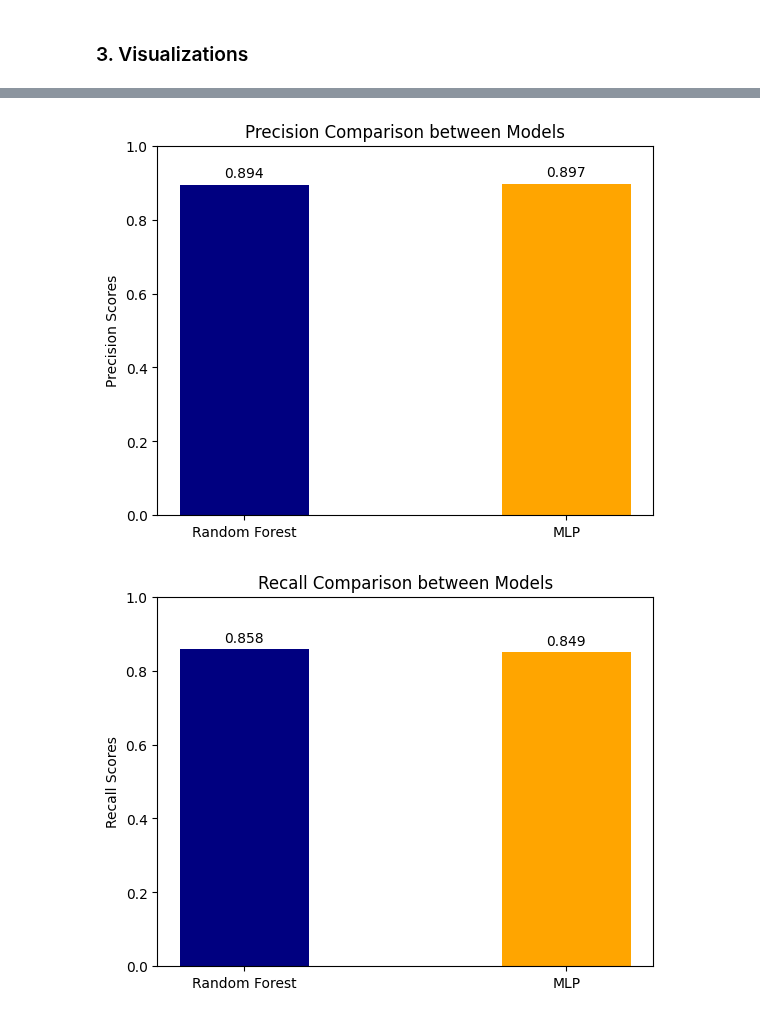
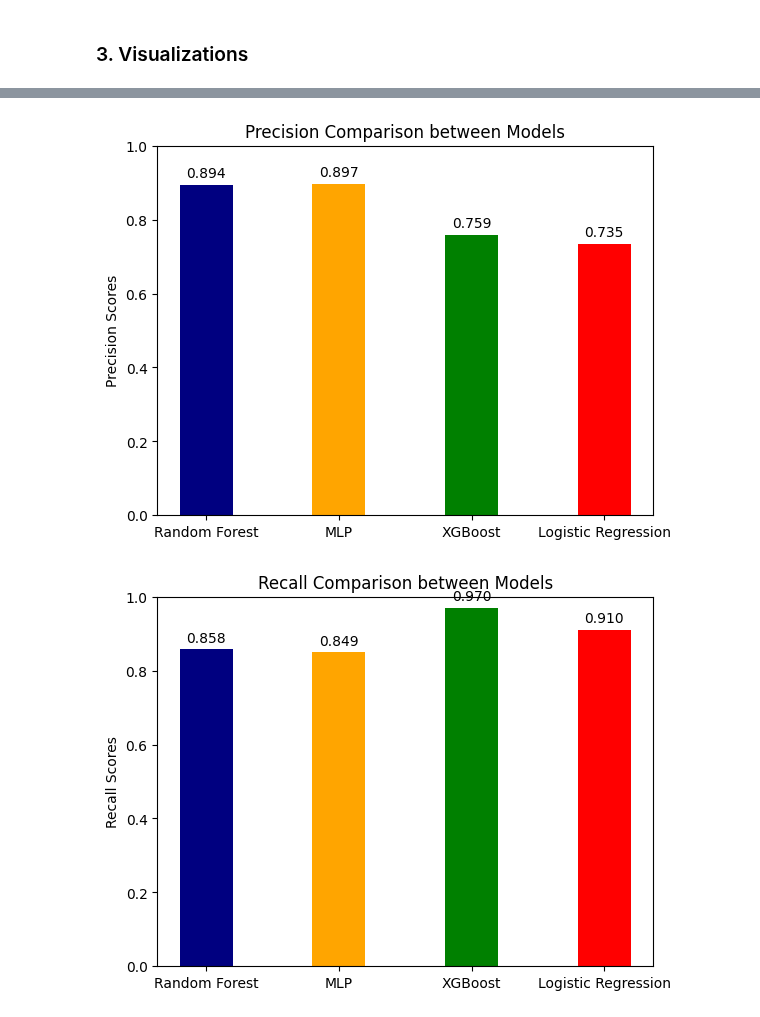
Before and after one commit to renaschaller/Master-Thesis-Music-Streaming, a Jupyter notebook: models/ModelComparison.ipynb, the cells around one changed output, grey strips where cells are left out. Saved outputs shown, nothing was run; the diff lists cells and outputs as text; code cells hidden in the pictures.

Commit message:
Model Comparisons with LogReg

```diff
--- a/models/ModelComparison.ipynb
+++ b/models/ModelComparison.ipynb
@@ -67,11 +99,11 @@ plt.show()
 # %%
 # Comparing precision
-labels = ['Random Forest', 'MLP']
-precision_scores = [rf_precision, mlp_precision]
+labels = ['Random Forest', 'MLP', 'XGBoost', 'Logistic Regression']
+precision_scores = [rf_precision, mlp_precision, xgb_precision, logreg_precision]
 x = np.arange(len(labels))
 width = 0.4
 fig, ax = plt.subplots()
-bars = ax.bar(x, precision_scores, width, color=['navy', 'orange'])
+bars = ax.bar(x, precision_scores, width, color=['navy', 'orange', 'green', 'red'])
 ax.set_ylabel('Precision Scores')
 ax.set_title('Precision Comparison between Models')
 ax.set_xticks(x)
@@ -86,39 +118,56 @@ for bar in bars:
 plt.ylim(0, 1)
 plt.show()
 # Comparing recall
-recall_scores = [rf_recall, mlp_recall]
+recall_scores = [rf_recall, mlp_recall, xgb_recall, logreg_recall]
 fig, ax = plt.subplots()
-bars = ax.bar(x, recall_scores, width, color=['navy', 'orange'])
+bars = ax.bar(x, recall_scores, width, color=['navy', 'orange', 'green', 'red'])
 ax.set_ylabel('Recall Scores')
 ax.set_title('Recall Comparison between Models')
 ax.set_xticks(x)
 ax.set_xticklabels(labels)
 for bar in bars:
     height = bar.get_height()
     ax.annotate(f'{height:.3f}',
                 xy=(bar.get_x() + bar.get_width() / 2, height),
                 xytext=(0, 3),
                 textcoords="offset points",
                 ha='center', va='bottom')
 plt.ylim(0, 1)
 plt.show()
 # Comparing F1 Score
-f1_scores = [rf_f1, mlp_f1]
+f1_scores = [rf_f1, mlp_f1, xgb_f1, logreg_f1]
 fig, ax = plt.subplots()
-bars = ax.bar(x, f1_scores, width, color=['navy', 'orange'])
+bars = ax.bar(x, f1_scores, width, color=['navy', 'orange', 'green', 'red'])
 ax.set_ylabel('F1 Scores')
 ax.set_title('F1 Score Comparison between Models')
 ax.set_xticks(x)
 ax.set_xticklabels(labels)
 for bar in bars:
     height = bar.get_height()
     ax.annotate(f'{height:.3f}',
                 xy=(bar.get_x() + bar.get_width() / 2, height),
                 xytext=(0, 3),
                 textcoords="offset points",
                 ha='center', va='bottom')
 plt.ylim(0, 1)
 plt.show()
+#Comparing Accuracy
+accuracy_scores = [rf_acc, mlp_acc, xgb_acc, logreg_acc]
+fig, ax = plt.subplots()
+bars = ax.bar(x, accuracy_scores, width, color=['navy', 'orange', 'green', 'red'])
+ax.set_ylabel('Accuracy Scores')
+ax.set_title('Accuracy Comparison between Models')
+ax.set_xticks(x)
+ax.set_xticklabels(labels)
+for bar in bars:
+    height = bar.get_height()
+    ax.annotate(f'{height:.3f}',
+                xy=(bar.get_x() + bar.get_width() / 2, height),
+                xytext=(0, 3),
+                textcoords="offset points",
+                ha='center', va='bottom')
+plt.ylim(0, 1)
+plt.show()
 # %% [output]
-[figure, old version]
+[figure, new version]
-[figure, old version]
+[figure, new version]
```
Also changed, not shown: parts of 3 cells of this notebook, 2 other files.
